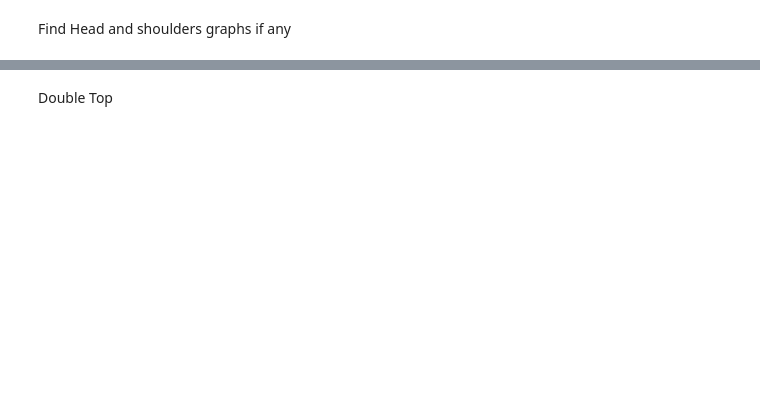
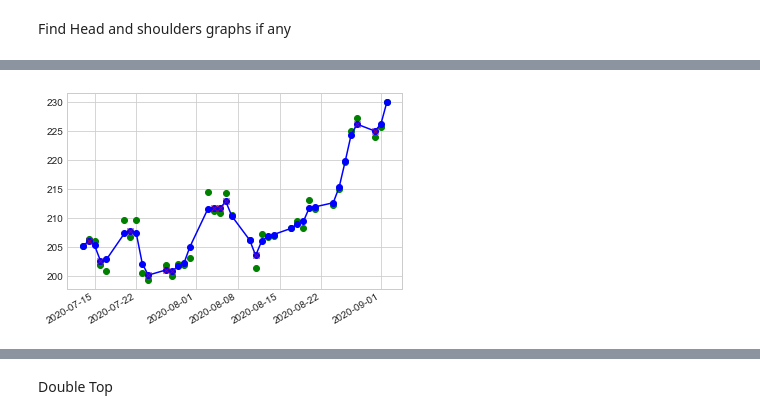
Before and after one commit to CommanderKeynes/TechnicalAnalysis, a Jupyter notebook: LoTechnicalAnalysis.ipynb, the cells around one changed output, grey strips where cells are left out. Cells and saved outputs as stored; diff of their text form; code cells hidden in the pictures; blank space fills up the shorter version.

```diff
--- a/LoTechnicalAnalysis.ipynb
+++ b/LoTechnicalAnalysis.ipynb
@@ -31,19 +28,2 @@ print(hist)
 # %% [markdown]
 Window prices into 30 day windows
-# %%
-import numpy as np
-
-def rolling_window(a, window):
-
-    shape = a.shape[:-1] + (a.shape[-1] - window + 1, window)
-    strides = a.strides + (a.strides[-1],)
-
-    return np.lib.stride_tricks.as_strided(a, shape=shape, strides=strides)
-
-window = 38
-
-window_price_data = rolling_window(hist['Close'].values, window)
-window_date_data = rolling_window(hist['Date'].values, window)
-
-print(window_price_data)
-print(window_date_data)
@@ -111,0 +57,6 @@ print(result_list)
+# %%
+
+result_list = TechnicalAnalysis.run_kernel_regressions(
+    window_data=window_price_data, date_data=window_date_data, )
+
+print(result_list)
@@ -176,0 +83,6 @@ print(result_list_2[160])
+# %%
+
+result_list_2 = TechnicalAnalysis.find_extrema_from_list_of_series(
+    window_data=result_list, )
+
+print(result_list_2[160])
@@ -239,0 +109,7 @@ def plot_chart(price_series_data: dict) -> None:
+# %%
+
+window_data_greater_than_4_extrema = (
+    TechnicalAnalysis.find_series_with_5_or_more_extrema(
+        window_data=result_list_2))
+
+print(window_data_greater_than_4_extrema[6])
@@ -531,0 +136,8 @@ IndexError: list index out of range
+# %%
+
+window_data_head_and_shoulders = TechnicalAnalysis.find_head_and_shoulders(
+    window_data=window_data_greater_than_4_extrema, )
+
+TechnicalAnalysis.plot_chart(price_series_data=window_data_head_and_shoulders[0], )
+# %% [output]
+[figure, added]
```
Also changed, not shown: parts of 31 cells of this notebook, 3 other files.
